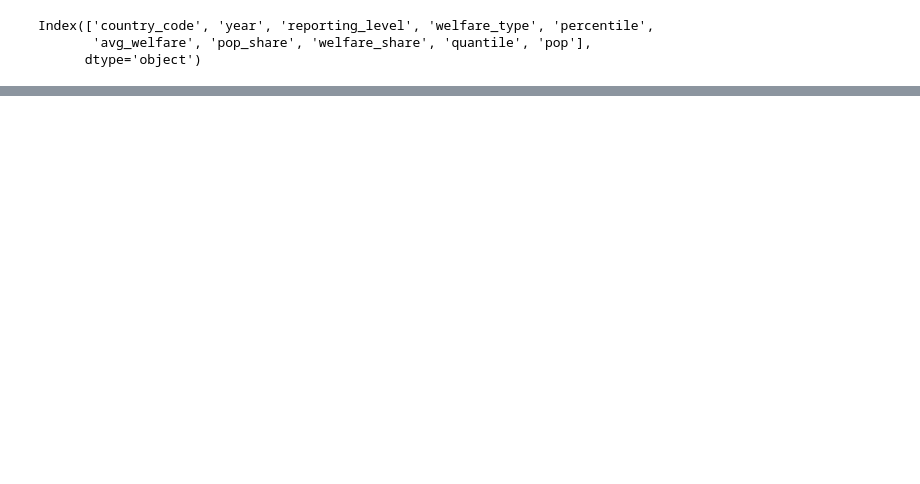
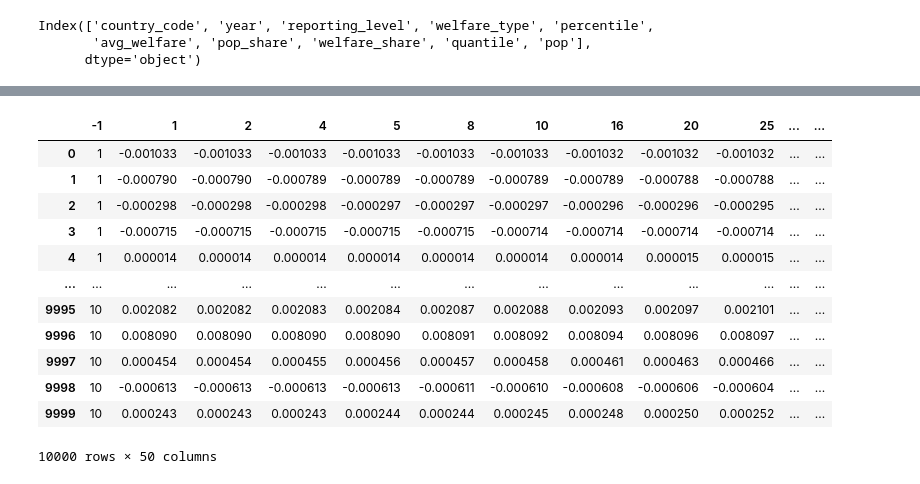
Before and after one commit to LautaroLasorsa/Tesis-LCD-Lasorsa, a Jupyter notebook: scripts/temporal.ipynb, the cells around one changed output, grey strips where cells are left out. Cells and saved outputs as stored; diff of their text form; code cells hidden in the pictures; blank space fills up the shorter version.

```diff
--- a/scripts/temporal.ipynb
+++ b/scripts/temporal.ipynb
@@ -68,0 +80,16 @@ Graficar(axs[1], GenSeries(datos_co))
+# %%
+simulados
+# %% [output]
+|  | -1 | 1 | 2 | 4 | 5 | 8 | 10 | 16 | 20 | 25 | ... | ... |
+| 0 | 1 | -0.001033 | -0.001033 | -0.001033 | -0.001033 | -0.001033 | -0.001033 | -0.001032 | -0.001032 | -0.001032 | ... | ... |
+| 1 | 1 | -0.000790 | -0.000790 | -0.000789 | -0.000789 | -0.000789 | -0.000789 | -0.000789 | -0.000788 | -0.000788 | ... | ... |
+| 2 | 1 | -0.000298 | -0.000298 | -0.000298 | -0.000297 | -0.000297 | -0.000297 | -0.000296 | -0.000296 | -0.000295 | ... | ... |
+| 3 | 1 | -0.000715 | -0.000715 | -0.000715 | -0.000715 | -0.000715 | -0.000714 | -0.000714 | -0.000714 | -0.000714 | ... | ... |
+| 4 | 1 | 0.000014 | 0.000014 | 0.000014 | 0.000014 | 0.000014 | 0.000014 | 0.000014 | 0.000015 | 0.000015 | ... | ... |
+| ... | ... | ... | ... | ... | ... | ... | ... | ... | ... | ... | ... | ... |
+| 9995 | 10 | 0.002082 | 0.002082 | 0.002083 | 0.002084 | 0.002087 | 0.002088 | 0.002093 | 0.002097 | 0.002101 | ... | ... |
+| 9996 | 10 | 0.008090 | 0.008090 | 0.008090 | 0.008090 | 0.008091 | 0.008092 | 0.008094 | 0.008096 | 0.008097 | ... | ... |
+| 9997 | 10 | 0.000454 | 0.000454 | 0.000455 | 0.000456 | 0.000457 | 0.000458 | 0.000461 | 0.000463 | 0.000466 | ... | ... |
+| 9998 | 10 | -0.000613 | -0.000613 | -0.000613 | -0.000613 | -0.000611 | -0.000610 | -0.000608 | -0.000606 | -0.000604 | ... | ... |
+| 9999 | 10 | 0.000243 | 0.000243 | 0.000243 | 0.000244 | 0.000244 | 0.000245 | 0.000248 | 0.000250 | 0.000252 | ... | ... |
+10000 rows × 50 columns
```
Also changed, not shown: parts of 15 cells of this notebook, 3 other files.
